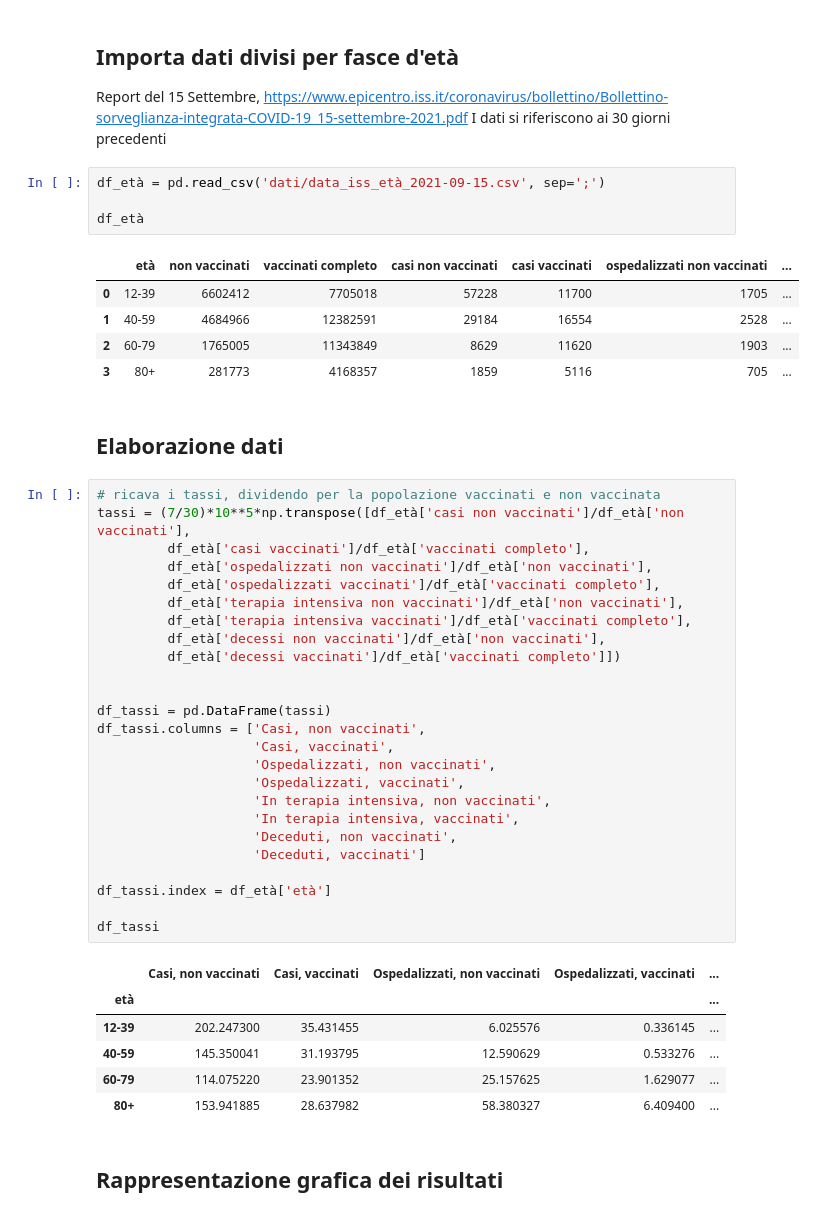
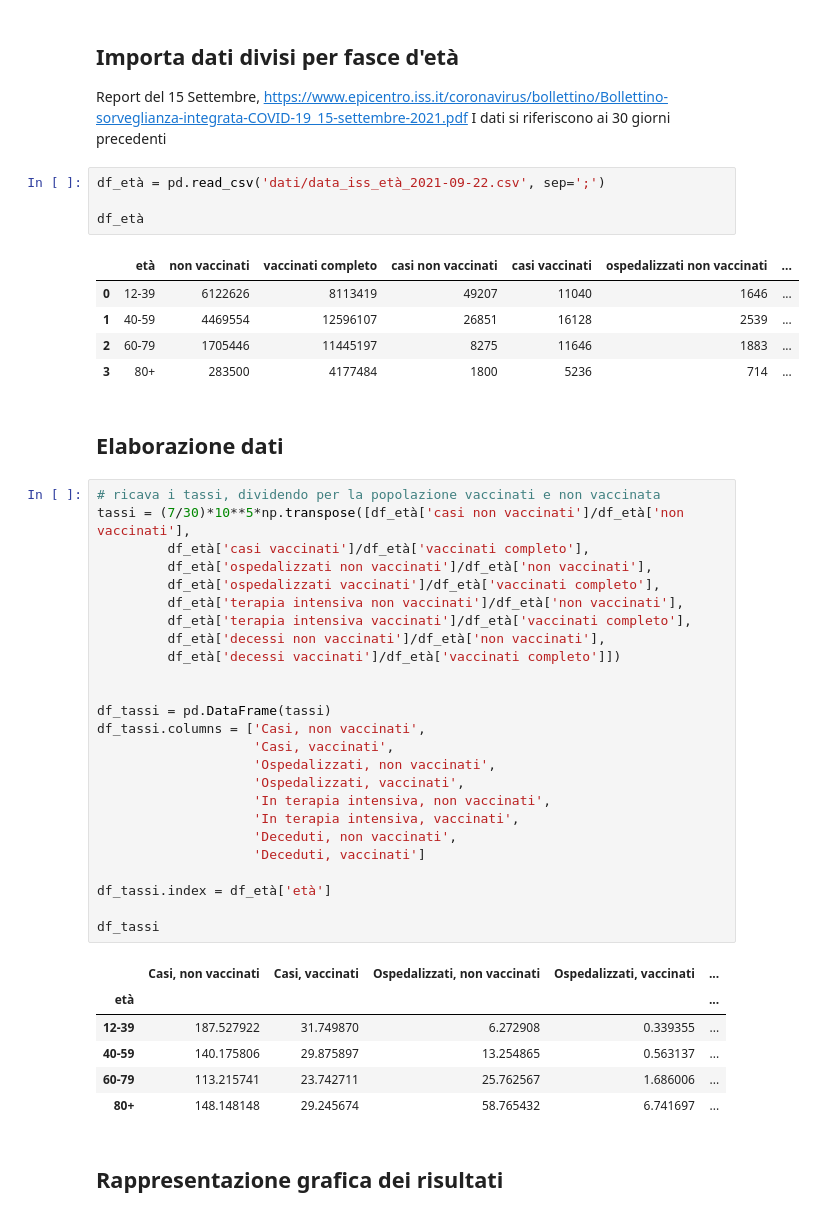
Before and after one commit to apalladi/covid_vaccini_monitoraggio, a Jupyter notebook: efficacia_vaccini.ipynb, the cells around one changed output. Cells and saved outputs as stored; diff of their text form.

```diff
--- a/efficacia_vaccini.ipynb
+++ b/efficacia_vaccini.ipynb
@@ -7,15 +7,15 @@ import pandas as pd
 Report del 15 Settembre, https://www.epicentro.iss.it/coronavirus/bollettino/Bollettino-sorveglianza-integrata-COVID-19_15-settembre-2021.pdf
 I dati si riferiscono ai 30 giorni precedenti
 # %%
-df_età = pd.read_csv('dati/data_iss_età_2021-09-15.csv', sep=';')
+df_età = pd.read_csv('dati/data_iss_età_2021-09-22.csv', sep=';')
 
 df_età
 # %% [output]
 |  | età | non vaccinati | vaccinati completo | casi non vaccinati | casi vaccinati | ospedalizzati non vaccinati | ... |
-| 0 | 12-39 | 6602412 | 7705018 | 57228 | 11700 | 1705 | ... |
-| 1 | 40-59 | 4684966 | 12382591 | 29184 | 16554 | 2528 | ... |
-| 2 | 60-79 | 1765005 | 11343849 | 8629 | 11620 | 1903 | ... |
-| 3 | 80+ | 281773 | 4168357 | 1859 | 5116 | 705 | ... |
+| 0 | 12-39 | 6122626 | 8113419 | 49207 | 11040 | 1646 | ... |
+| 1 | 40-59 | 4469554 | 12596107 | 26851 | 16128 | 2539 | ... |
+| 2 | 60-79 | 1705446 | 11445197 | 8275 | 11646 | 1883 | ... |
+| 3 | 80+ | 283500 | 4177484 | 1800 | 5236 | 714 | ... |
 # %% [markdown]
 ## Elaborazione dati
 # %%
@@ -46,10 +46,10 @@ df_tassi
 # %% [output]
 |  | Casi, non vaccinati | Casi, vaccinati | Ospedalizzati, non vaccinati | Ospedalizzati, vaccinati | ... |
 | età |  |  |  |  | ... |
-| 12-39 | 202.247300 | 35.431455 | 6.025576 | 0.336145 | ... |
-| 40-59 | 145.350041 | 31.193795 | 12.590629 | 0.533276 | ... |
-| 60-79 | 114.075220 | 23.901352 | 25.157625 | 1.629077 | ... |
-| 80+ | 153.941885 | 28.637982 | 58.380327 | 6.409400 | ... |
+| 12-39 | 187.527922 | 31.749870 | 6.272908 | 0.339355 | ... |
+| 40-59 | 140.175806 | 29.875897 | 13.254865 | 0.563137 | ... |
+| 60-79 | 113.215741 | 23.742711 | 25.762567 | 1.686006 | ... |
+| 80+ | 148.148148 | 29.245674 | 58.765432 | 6.741697 | ... |
 # %% [markdown]
 ## Rappresentazione grafica dei risultati
 # %%
```
Also changed, not shown: parts of 7 cells of this notebook, 4 other files.
